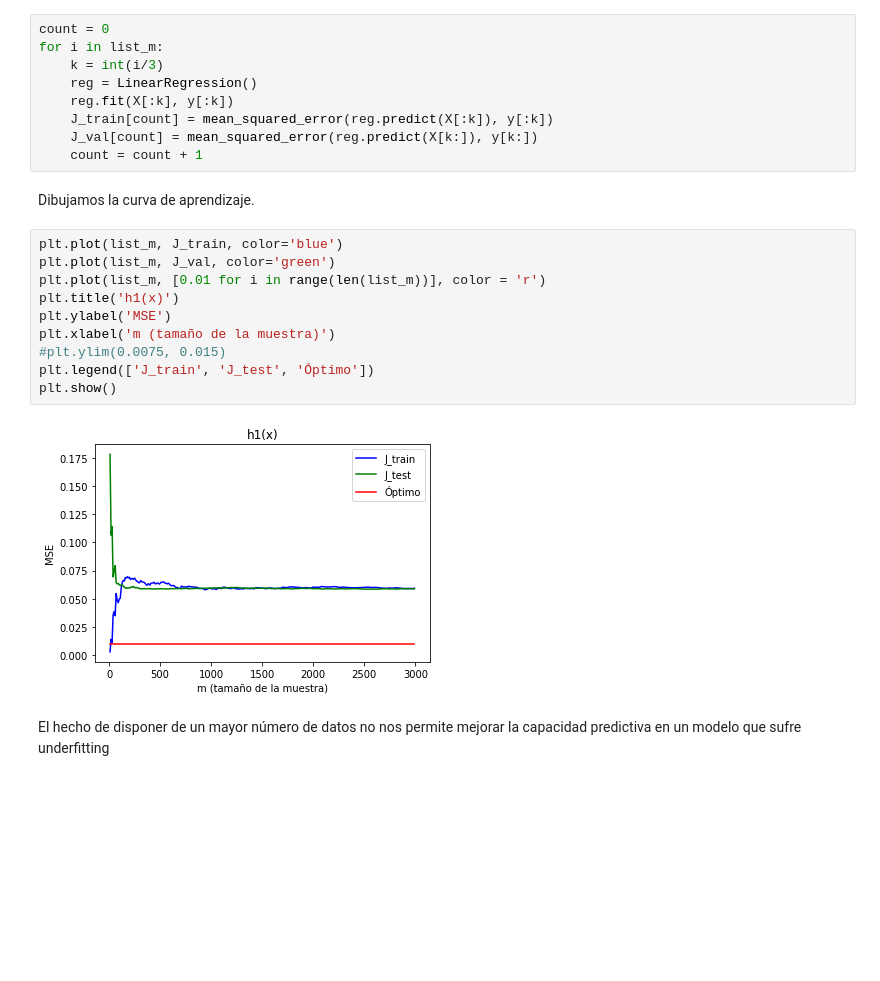
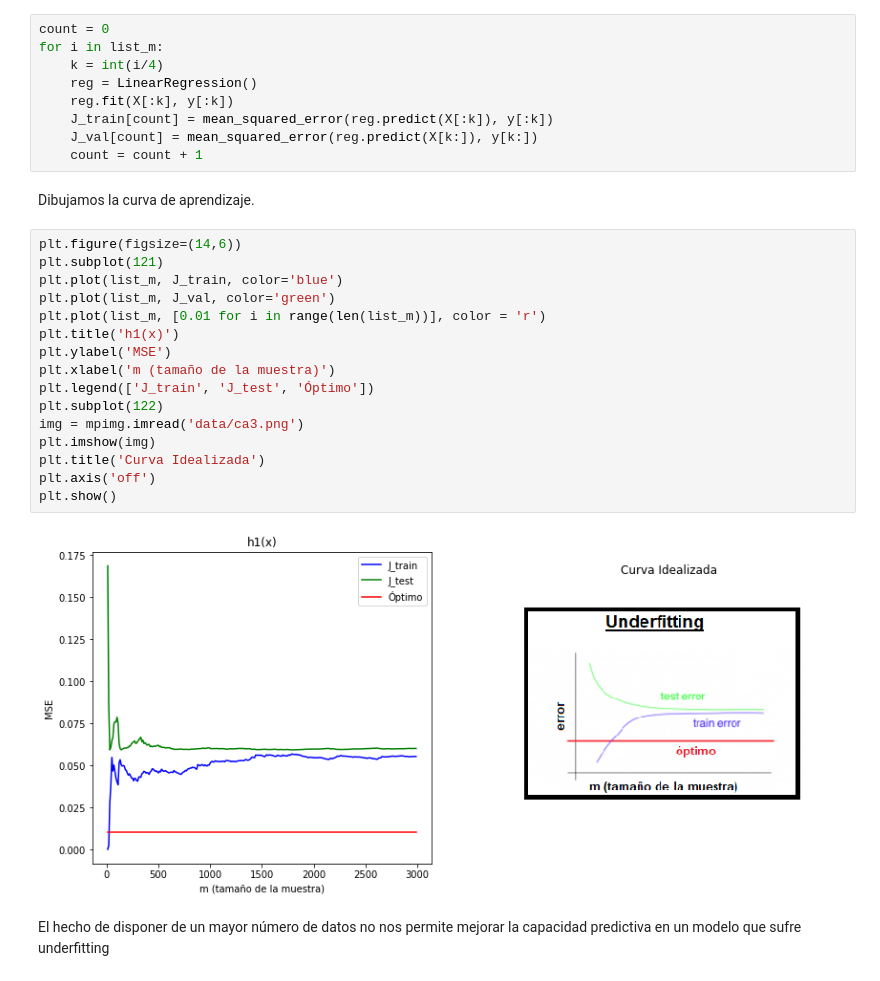
Before and after one commit to pablo-var/TFG_ML_Exercises, a Jupyter notebook: LearningC.ipynb, the cells around one changed output. Cells and saved outputs as stored; diff of their text form; blank space fills up the shorter version.

Commit message:
Learning Curves

```diff
--- a/LearningC.ipynb
+++ b/LearningC.ipynb
@@ -66,7 +69,7 @@ Generamos distintos modelos en función del número de datos.
 # %%
 count = 0
 for i in list_m:
-    k = int(i/3)
+    k = int(i/4)
     reg = LinearRegression()
     reg.fit(X[:k], y[:k])
     J_train[count] = mean_squared_error(reg.predict(X[:k]), y[:k])
@@ -75,17 +78,23 @@ for i in list_m:
 # %% [markdown]
 Dibujamos la curva de aprendizaje.
 # %%
+plt.figure(figsize=(14,6))
+plt.subplot(121)
 plt.plot(list_m, J_train, color='blue')
 plt.plot(list_m, J_val, color='green')
 plt.plot(list_m, [0.01 for i in range(len(list_m))], color = 'r')
 plt.title('h1(x)')
 plt.ylabel('MSE')
 plt.xlabel('m (tamaño de la muestra)')
-#plt.ylim(0.0075, 0.015)
 plt.legend(['J_train', 'J_test', 'Óptimo'])
+plt.subplot(122)
+img = mpimg.imread('data/ca3.png')
+plt.imshow(img)
+plt.title('Curva Idealizada')
+plt.axis('off')
 plt.show()
 # %% [output]
-[figure, old version]
+[figure, new version]
 # %% [markdown]
 El hecho de disponer de un mayor número de datos no nos permite mejorar la capacidad predictiva en un modelo que sufre underfitting
 # %% [markdown]
```
Also changed, not shown: parts of 4 cells of this notebook, 1 other file.
